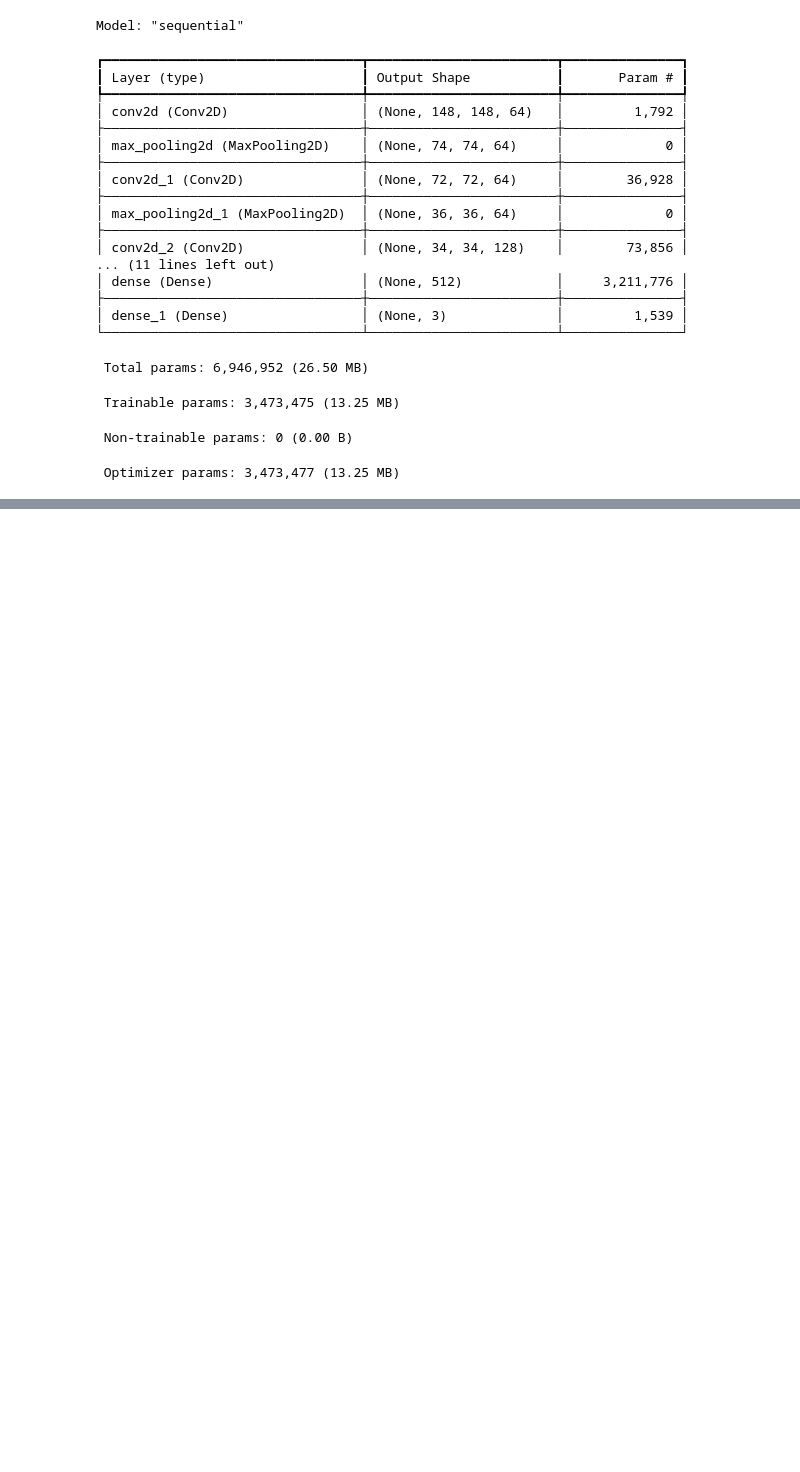
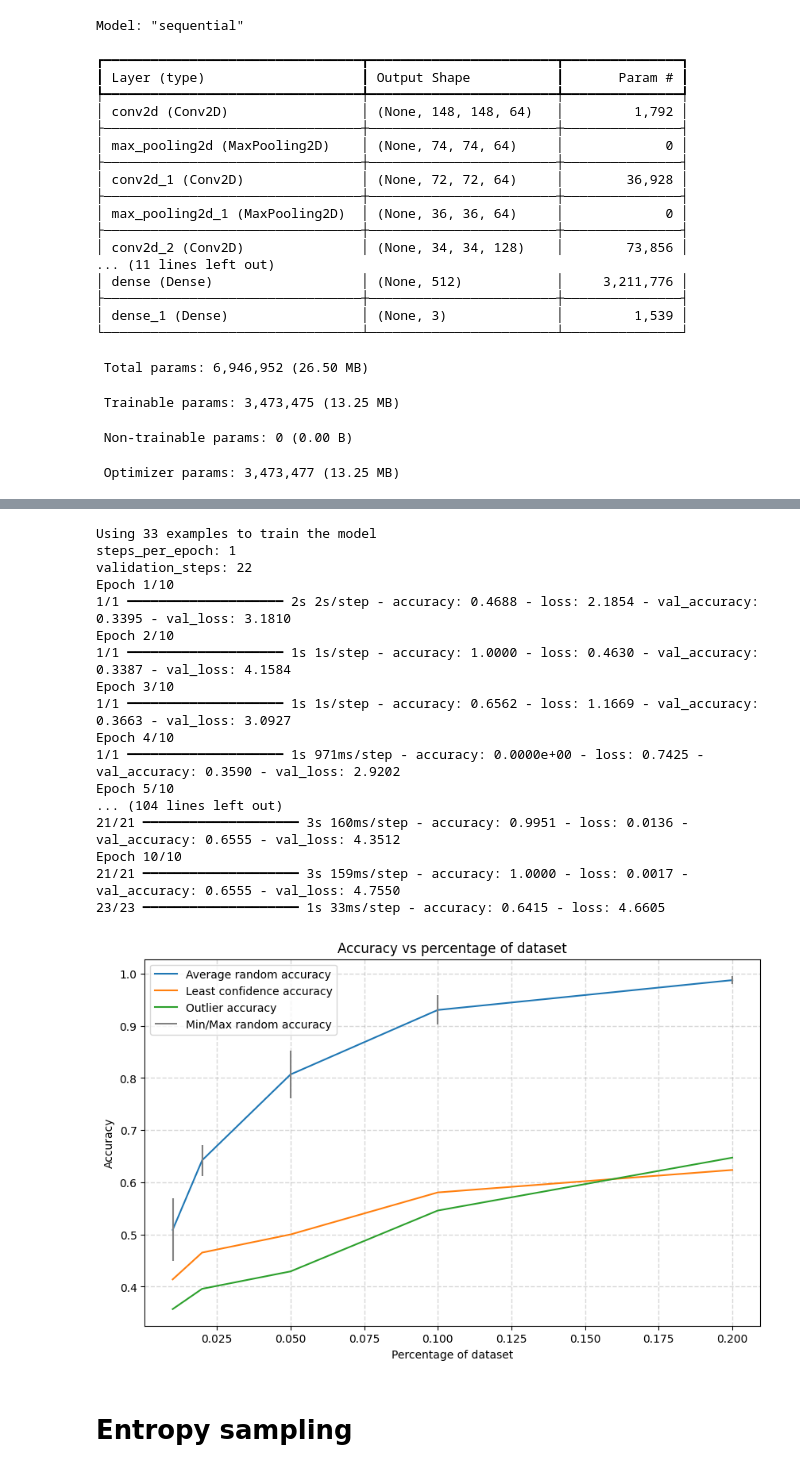
Before and after one commit to damienriandiere/ActiveLearning, a Jupyter notebook: rock_paper_scissors_test.ipynb, the cells around one changed output, grey strips where cells are left out. Drawn from its saved outputs; the diff is of its cells as text; code cells hidden in the pictures; blank space fills up the shorter version.

```diff
--- a/rock_paper_scissors_test.ipynb
+++ b/rock_paper_scissors_test.ipynb
@@ -292,0 +637,48 @@ model.evaluate(dataset_test)
+# %%
+def retrain_model_outlier(percentage_of_dataset, dataset_train, dataset_test):
+    # Select a percentage of dataset_train to train the model
+    num_train = int(NUM_TRAIN_EXAMPLES * percentage_of_dataset)
+    print(f"Using {num_train} examples to train the model")
+    dataset_train_outlier = outlier_sampling(tf.keras.models.load_model('rock_paper_scissors_cnn.keras'), dataset_train, percentage_of_dataset)
+
+    return retrain(dataset_train_outlier, dataset_test, num_train, NUM_TEST_EXAMPLES)
+# %%
+outlier_accuracies = []
+
+for percentage in percentages:
+    outlier_accuracies.append(retrain_model_outlier(percentage, dataset_train, dataset_test))
+
+plt.figure(figsize=(10, 6))
+plt.plot(percentages, random_averages, label='Average random accuracy')
+plt.plot(percentages, least_accuracies, label='Least confidence accuracy')
+plt.plot(percentages, outlier_accuracies, label='Outlier accuracy')
+plt.vlines(percentages, random_mins, random_maxs, color='gray', label='Min/Max random accuracy')
+plt.xlabel('Percentage of dataset')
+plt.ylabel('Accuracy')
+plt.title('Accuracy vs percentage of dataset')
+plt.legend()
+plt.grid(linestyle='--', linewidth=1, alpha=0.5)
+plt.show()
+
+print('Outlier accuracies:', outlier_accuracies)
+# %% [output]
+Using 33 examples to train the model
+steps_per_epoch: 1
+validation_steps: 22
+Epoch 1/10
+1/1 ━━━━━━━━━━━━━━━━━━━━ 2s 2s/step - accuracy: 0.4688 - loss: 2.1854 - val_accuracy: 0.3395 - val_loss: 3.1810
+Epoch 2/10
+1/1 ━━━━━━━━━━━━━━━━━━━━ 1s 1s/step - accuracy: 1.0000 - loss: 0.4630 - val_accuracy: 0.3387 - val_loss: 4.1584
+Epoch 3/10
+1/1 ━━━━━━━━━━━━━━━━━━━━ 1s 1s/step - accuracy: 0.6562 - loss: 1.1669 - val_accuracy: 0.3663 - val_loss: 3.0927
+Epoch 4/10
+1/1 ━━━━━━━━━━━━━━━━━━━━ 1s 971ms/step - accuracy: 0.0000e+00 - loss: 0.7425 - val_accuracy: 0.3590 - val_loss: 2.9202
+Epoch 5/10
+... (104 lines left out)
+21/21 ━━━━━━━━━━━━━━━━━━━━ 3s 160ms/step - accuracy: 0.9951 - loss: 0.0136 - val_accuracy: 0.6555 - val_loss: 4.3512
+Epoch 10/10
+21/21 ━━━━━━━━━━━━━━━━━━━━ 3s 159ms/step - accuracy: 1.0000 - loss: 0.0017 - val_accuracy: 0.6555 - val_loss: 4.7550
+23/23 ━━━━━━━━━━━━━━━━━━━━ 1s 33ms/step - accuracy: 0.6415 - loss: 4.6605
+[figure, added]
+# %% [markdown]
+# Entropy sampling
```
Also changed, not shown: parts of 27 cells of this notebook, 3 other files.
